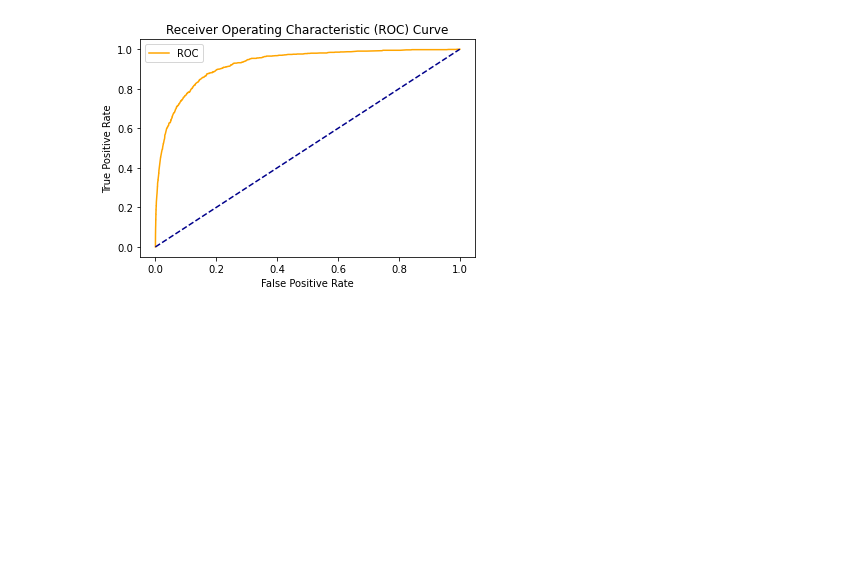
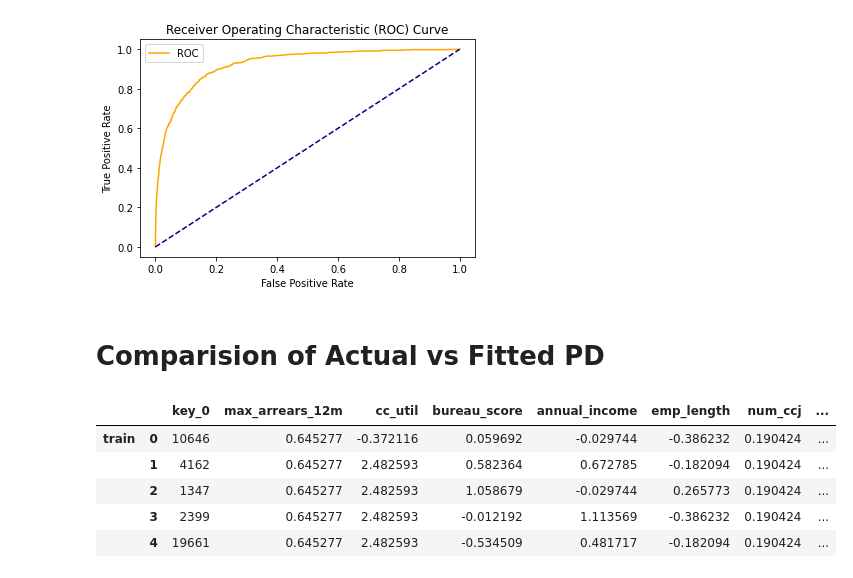
Before and after one commit to rishuraj27/PD-Modelling, a Jupyter notebook: oneypd.ipynb, the cells around one changed output. Drawn from its saved outputs; the diff is of its cells as text; code cells hidden in the pictures; blank space fills up the shorter version.

```diff
--- a/oneypd.ipynb
+++ b/oneypd.ipynb
@@ -311,3 +311,7 @@ def plot_roc_cur(fper, tper):
 plot_roc_cur(fper,tper)
 # %% [output]
 [figure]
+# %% [markdown]
+# Comparision of Actual vs Fitted PD
+# %%
+score_cuts=[0,517,576,605,632,667,716,746,773,1000]
@@ -313,0 +326,9 @@ plot_roc_cur(fper,tper)
+# %%
+df_whole.head()
+# %% [output]
+|  |  | key_0 | max_arrears_12m | cc_util | bureau_score | annual_income | emp_length | num_ccj | ... |
+| train | 0 | 10646 | 0.645277 | -0.372116 | 0.059692 | -0.029744 | -0.386232 | 0.190424 | ... |
+|  | 1 | 4162 | 0.645277 | 2.482593 | 0.582364 | 0.672785 | -0.182094 | 0.190424 | ... |
+|  | 2 | 1347 | 0.645277 | 2.482593 | 1.058679 | -0.029744 | 0.265773 | 0.190424 | ... |
+|  | 3 | 2399 | 0.645277 | 2.482593 | -0.012192 | 1.113569 | -0.386232 | 0.190424 | ... |
+|  | 4 | 19661 | 0.645277 | 2.482593 | -0.534509 | 0.481717 | -0.182094 | 0.190424 | ... |
```
Also changed, not shown: parts of 9 cells of this notebook.
